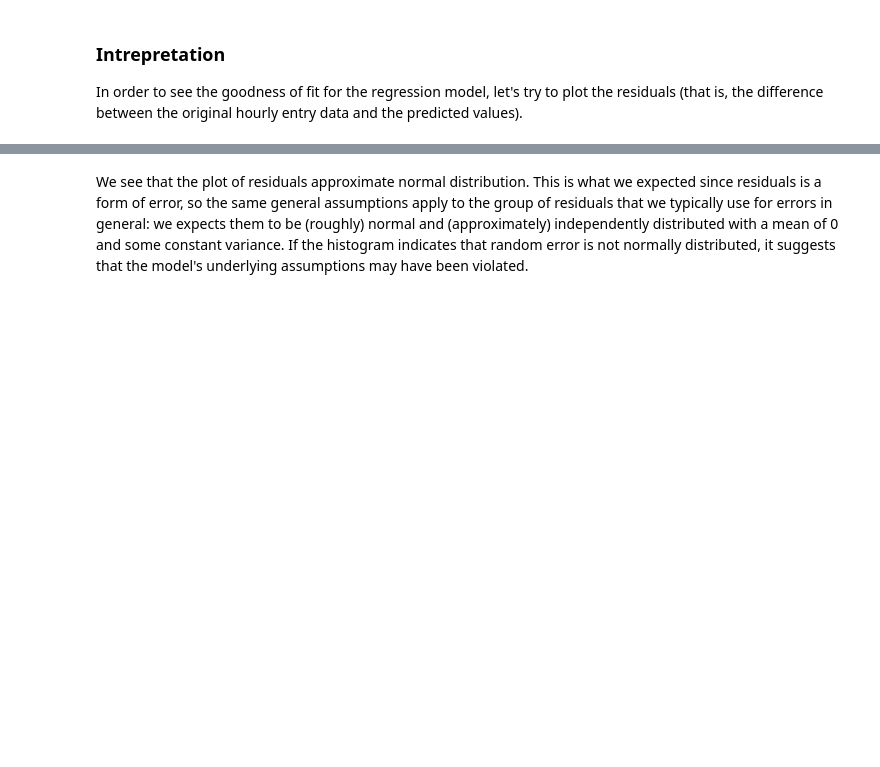
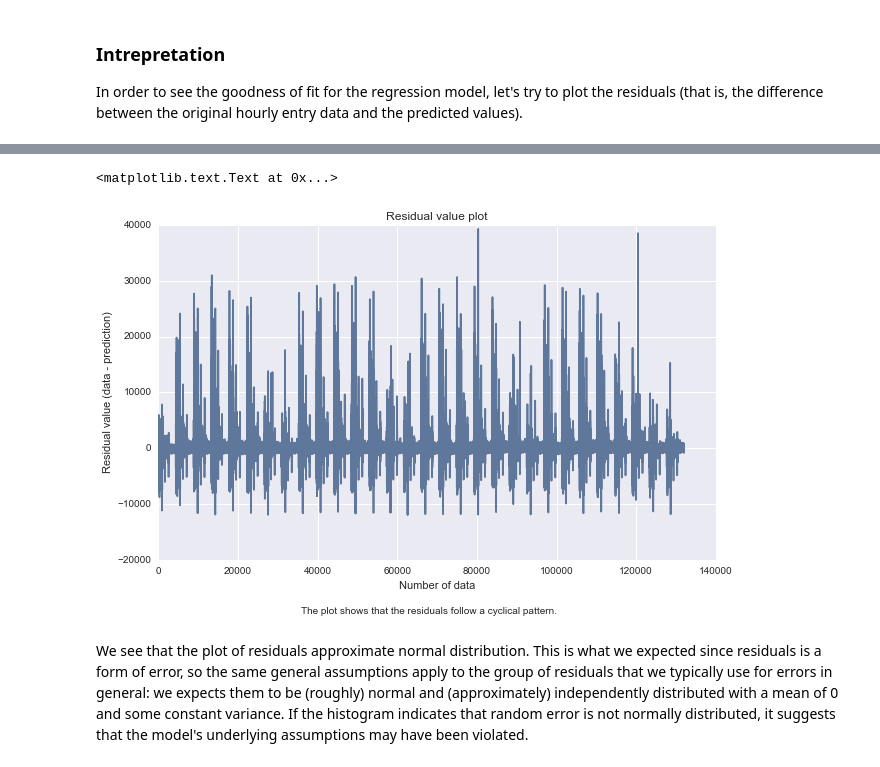
Before and after one commit to joashxu/NYCSubwayDataAnalysis, a Jupyter notebook: NYCSubway.ipynb, the cells around one changed output, grey strips where cells are left out. Drawn from its saved outputs; the diff is of its cells as text; code cells hidden in the pictures; blank space fills up the shorter version.

```diff
--- a/NYCSubway.ipynb
+++ b/NYCSubway.ipynb
@@ -285,3 +289,16 @@ prob_plot = scipy.stats.probplot(df['ENTRIESn_hourly'] - best_score['predictions
+# %%
+figure = plt.figure()
+plt.title('Residual value plot')
+plt.xlabel('Number of data')
+plt.ylabel('Residual value (data - prediction)')
+
+plt.plot(df['ENTRIESn_hourly'] - best_score['predictions_values'])
+
+plot_description = 'The plot shows that the residuals follow a cyclical pattern.'
+figure.text(0.5, 0, plot_description, ha='center')
+# %% [output]
+<matplotlib.text.Text at 0x...>
+[figure, added]
 # %% [markdown]
 We see that the plot of residuals approximate normal distribution.
 This is what we expected since residuals is a form of error,
```
Also changed, not shown: parts of 8 cells of this notebook.
